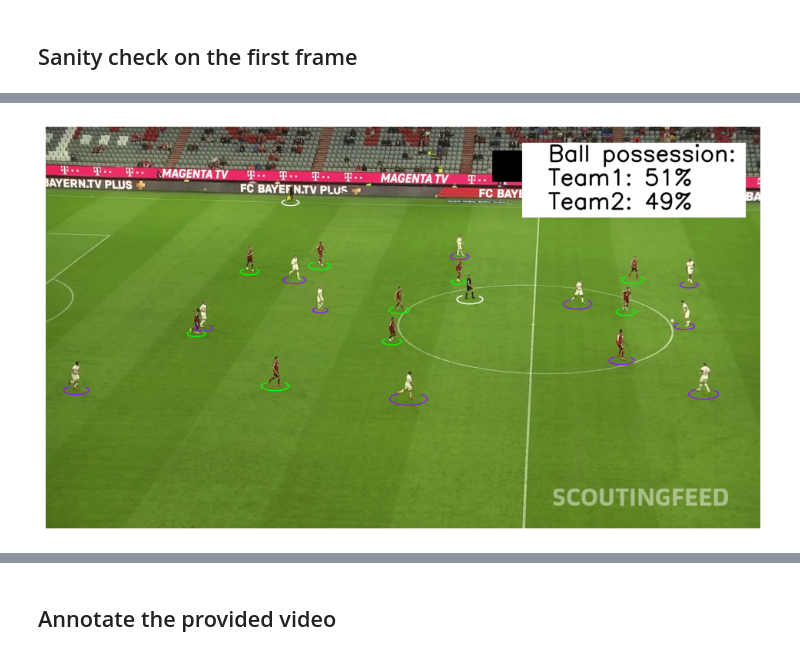
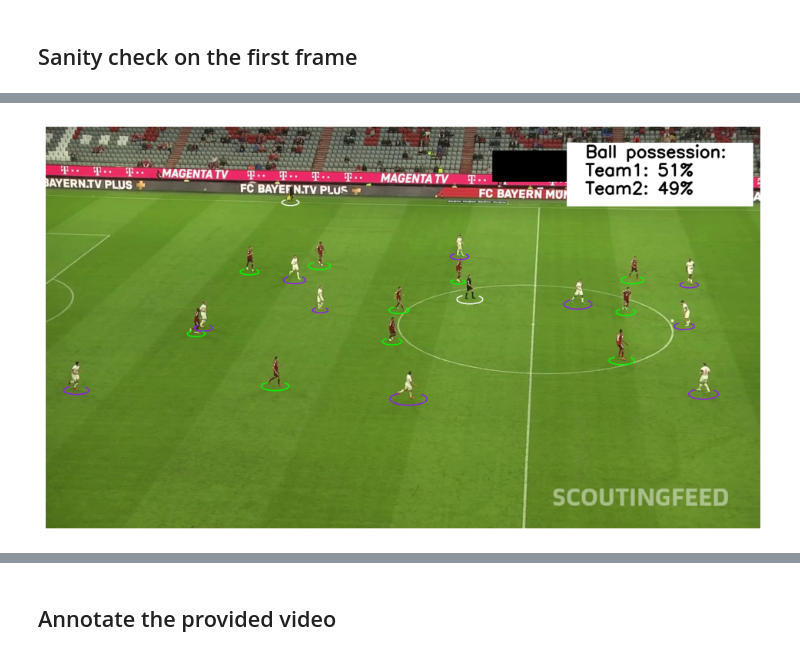
Before and after one commit to Blaku03/PitchAnalyzer_AI, a Jupyter notebook: development_and_analysis/annotator.ipynb, the cells around one changed output, grey strips where cells are left out. Cells and saved outputs as stored; diff of their text form; code cells hidden in the pictures.

```diff
--- a/development_and_analysis/annotator.ipynb
+++ b/development_and_analysis/annotator.ipynb
@@ -169,20 +78,21 @@ def add_text_to_image(
 # %%
 import supervision as sv
+from utils.video_utils import add_text_to_image
 
-rect = sv.Rect(x=1280,y=45,width=600,height=200)
+rect = sv.Rect(x=1400,y=45,width=500,height=170)
 
 scene = sv.draw_filled_rectangle(scene=first_frame.copy(),rect=rect,color=sv.Color.WHITE)
 
 text =  "Ball possession: \nTeam1: 51%\nTeam2: 49%"
 scene = add_text_to_image(
     image_rgb=scene,
     label=text,
     font_thickness=3,
-    font_scale=2,
-    top_left_xy=(1350, 50),
+    font_scale=1.5,
+    top_left_xy=(1450, 50),
     font_color_rgb=(0, 0, 0)
 )
 
 show_image(scene)
 # %% [output]
-[figure, old version]
+[figure, new version]
```
Also changed, not shown: parts of 5 cells of this notebook, 4 other files.
